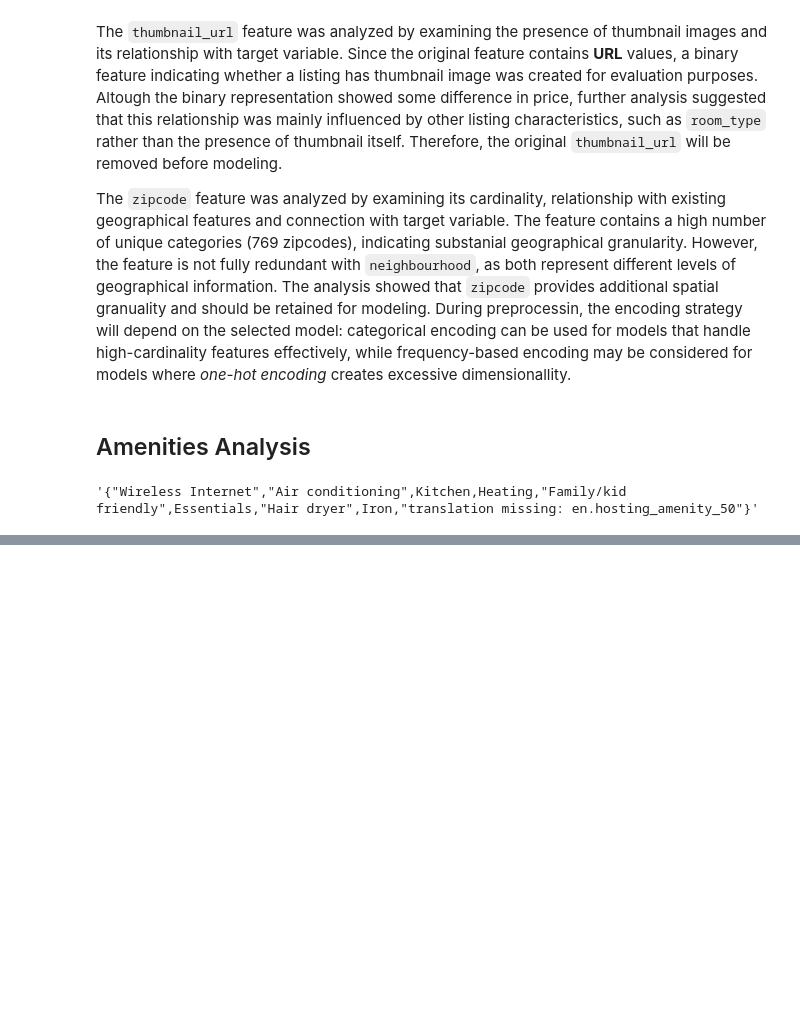
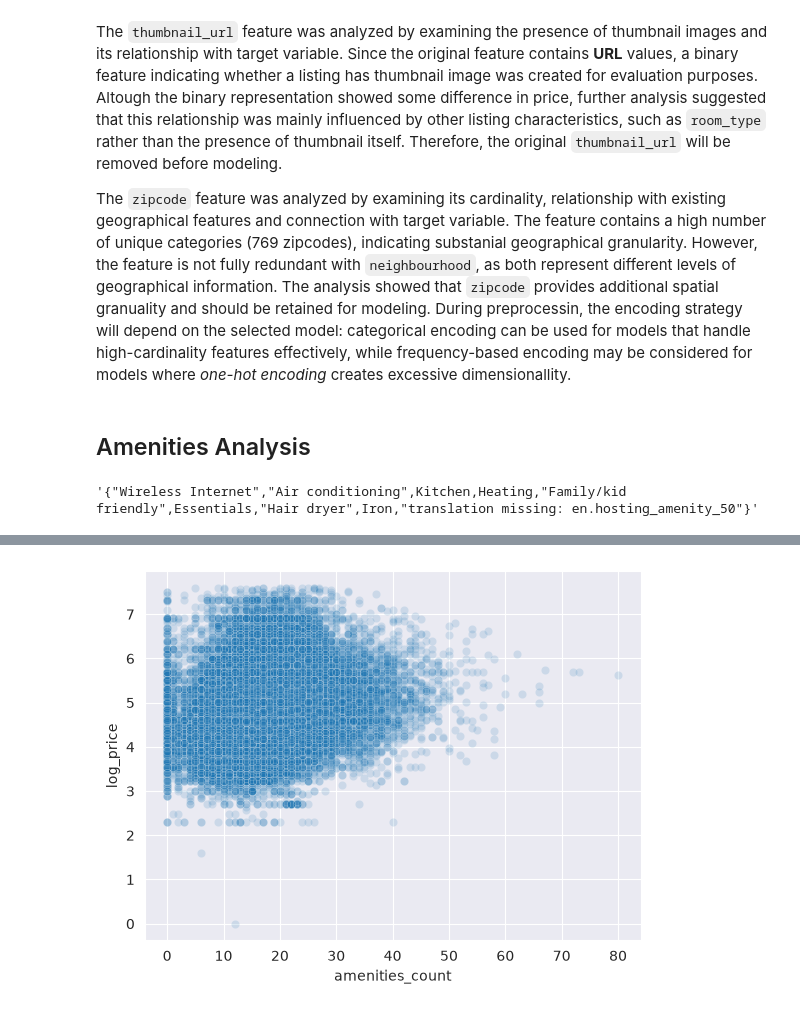
Before and after one commit to Car1LL/airbnb_prices_prediction, a Jupyter notebook: notebooks/00_EDA.ipynb, the cells around one changed output, grey strips where cells are left out. Cells and saved outputs as stored; diff of their text form; code cells hidden in the pictures; blank space fills up the shorter version.

```diff
--- a/notebooks/00_EDA.ipynb
+++ b/notebooks/00_EDA.ipynb
@@ -2368,0 +2615,11 @@ Name: count, dtype: int64
+# %%
+sns.scatterplot(
+    data=df,
+    x='amenities_count',
+    y='log_price',
+    alpha=0.15
+)
+
+plt.show()
+# %% [output]
+[figure, added]
```
Also changed, not shown: parts of 55 cells of this notebook.
